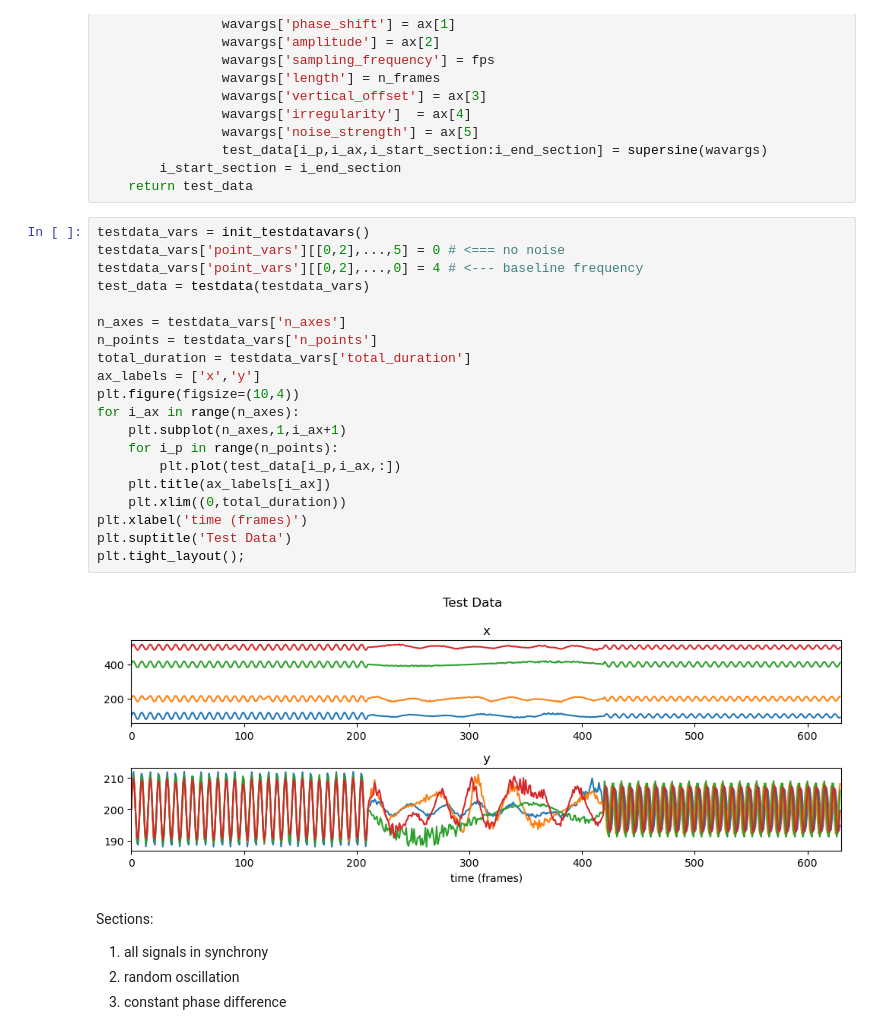
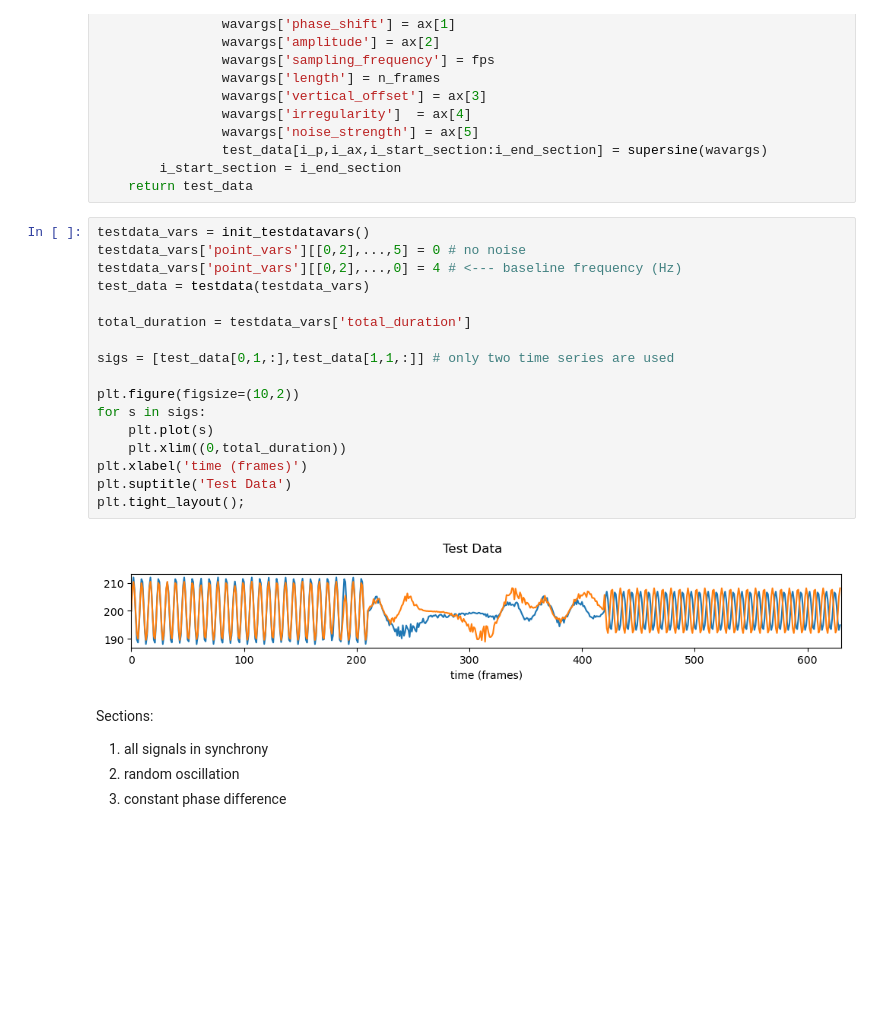
Before and after one commit to juigmend/python-miscellaneous, a Jupyter notebook: WCT_DEMO.ipynb, the cells around one changed output. Drawn from its saved outputs; the diff is of its cells as text; blank space fills up the shorter version.

```diff
--- a/WCT_DEMO.ipynb
+++ b/WCT_DEMO.ipynb
@@ -205,26 +205,23 @@ def testdata(*args,**kwargs):
     return test_data
 # %%
 testdata_vars = init_testdatavars()
-testdata_vars['point_vars'][[0,2],...,5] = 0 # <=== no noise
-testdata_vars['point_vars'][[0,2],...,0] = 4 # <--- baseline frequency
+testdata_vars['point_vars'][[0,2],...,5] = 0 # no noise
+testdata_vars['point_vars'][[0,2],...,0] = 4 # <--- baseline frequency (Hz)
 test_data = testdata(testdata_vars)
 
-n_axes = testdata_vars['n_axes']
-n_points = testdata_vars['n_points']
 total_duration = testdata_vars['total_duration']
-ax_labels = ['x','y']
-plt.figure(figsize=(10,4))
-for i_ax in range(n_axes):
-    plt.subplot(n_axes,1,i_ax+1)
-    for i_p in range(n_points):
-        plt.plot(test_data[i_p,i_ax,:])
-    plt.title(ax_labels[i_ax])
+
+sigs = [test_data[0,1,:],test_data[1,1,:]] # only two time series are used
+
+plt.figure(figsize=(10,2))
+for s in sigs:
+    plt.plot(s)
     plt.xlim((0,total_duration))
 plt.xlabel('time (frames)')
 plt.suptitle('Test Data')
 plt.tight_layout();
 # %% [output]
-[figure, old version]
+[figure, new version]
 # %% [markdown]
 Sections:
 1. all signals in synchrony
```
Also changed, not shown: parts of 4 cells of this notebook.
